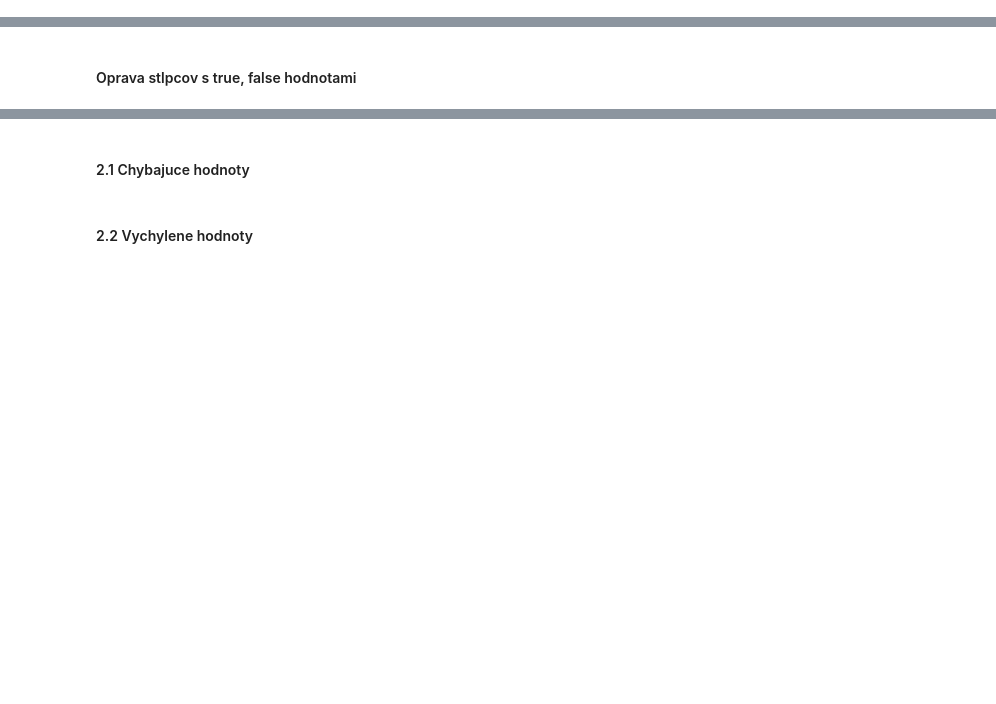
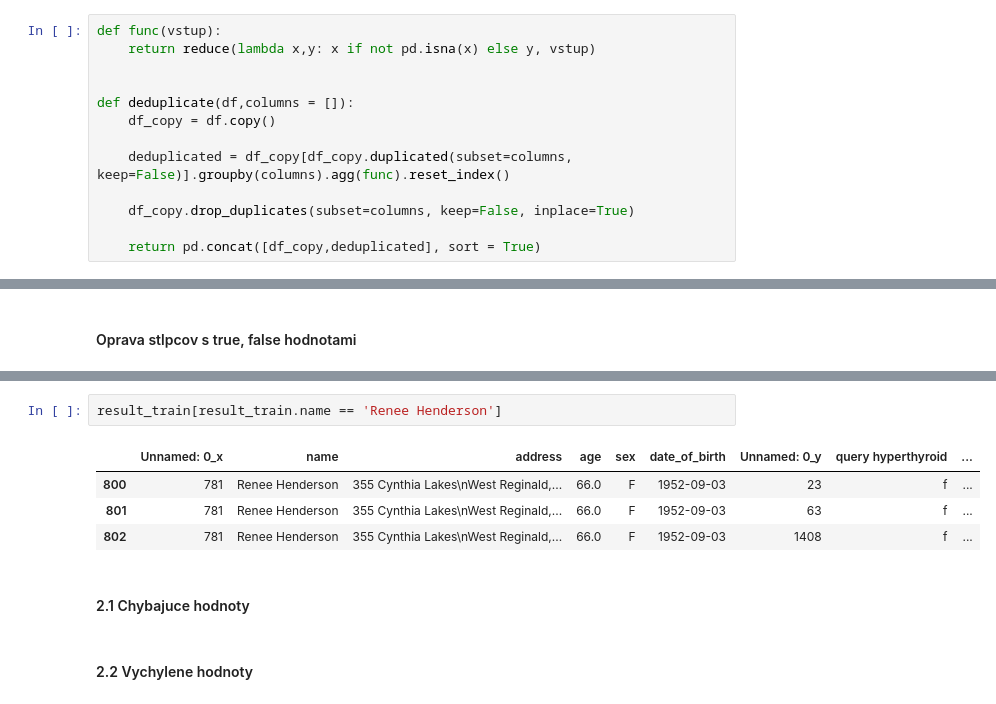
Before and after one commit to Pomichal/pr1_IAU, a Jupyter notebook: Preprocessing.ipynb, the cells around one changed output, grey strips where cells are left out. Drawn from its saved outputs; the diff is of its cells as text; blank space fills up the shorter version.

```diff
--- a/Preprocessing.ipynb
+++ b/Preprocessing.ipynb
@@ -63,0 +106,13 @@ def mergeData(df1,df2,columns):
+# %%
+def func(vstup):
+    return reduce(lambda x,y: x if not pd.isna(x) else y, vstup)
+
+
+def deduplicate(df,columns = []):
+    df_copy = df.copy()
+
+    deduplicated = df_copy[df_copy.duplicated(subset=columns, keep=False)].groupby(columns).agg(func).reset_index()
+
+    df_copy.drop_duplicates(subset=columns, keep=False, inplace=True)
+
+    return pd.concat([df_copy,deduplicated], sort = True)
@@ -101,3 +283,10 @@ class StringReplacer(TransformerMixin):
+# %%
+result_train[result_train.name == 'Renee Henderson']
+# %% [output]
+|  | Unnamed: 0_x | name | address | age | sex | date_of_birth | Unnamed: 0_y | query hyperthyroid | ... |
+| 800 | 781 | Renee Henderson | 355 Cynthia Lakes\nWest Reginald,... | 66.0 | F | 1952-09-03 | 23 | f | ... |
+| 801 | 781 | Renee Henderson | 355 Cynthia Lakes\nWest Reginald,... | 66.0 | F | 1952-09-03 | 63 | f | ... |
+| 802 | 781 | Renee Henderson | 355 Cynthia Lakes\nWest Reginald,... | 66.0 | F | 1952-09-03 | 1408 | f | ... |
 # %% [markdown]
 #### 2.1 Chybajuce hodnoty
 # %% [markdown]
```
Also changed, not shown: parts of 27 cells of this notebook.
